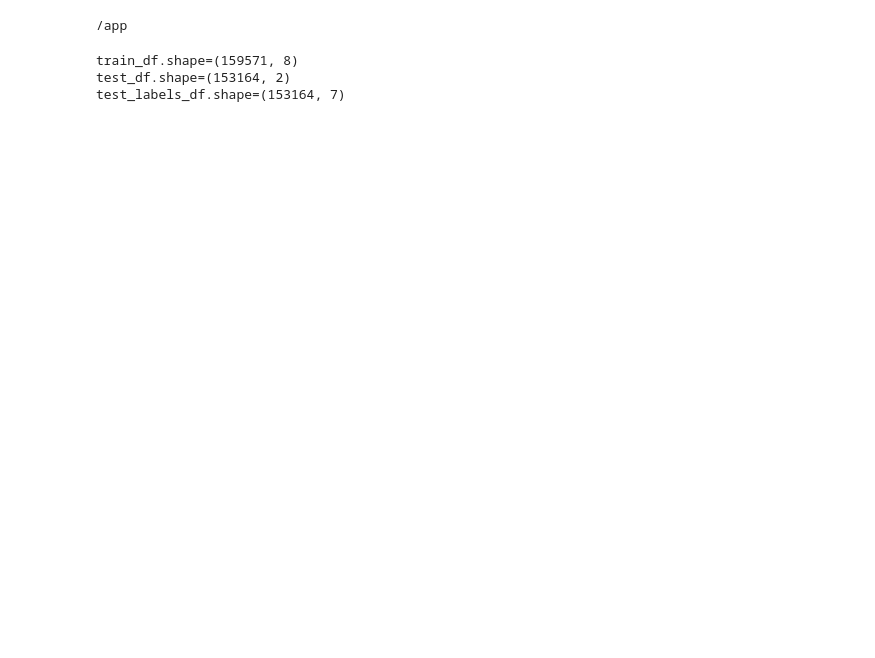
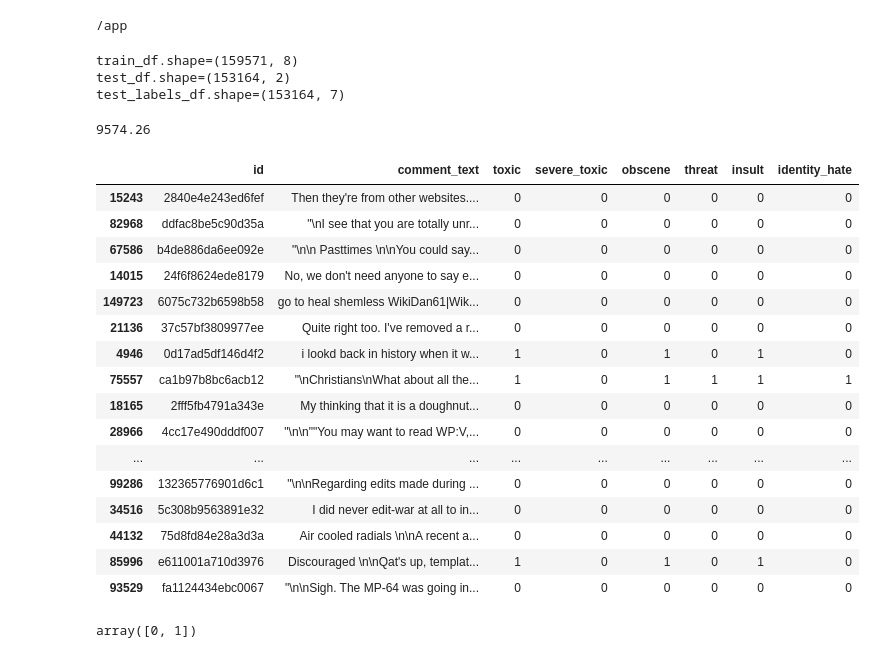
Before and after one commit to iamabhi6345/cyber_bullying_detection_data_preparation, a Jupyter notebook: notebooks/eda-jtc.ipynb, the cells around one changed output. Cells and saved outputs as stored; diff of their text form; code cells hidden in the pictures; blank space fills up the shorter version.

```diff
--- a/notebooks/eda-jtc.ipynb
+++ b/notebooks/eda-jtc.ipynb
@@ -16,3 +16,31 @@ print(f"{test_labels_df.shape=}")
 train_df.shape=(159571, 8)
 test_df.shape=(153164, 2)
 test_labels_df.shape=(153164, 7)
+# %%
+len(train_df) * 0.06
+# %% [output]
+9574.26
+# %%
+train_df.sample(n=50)
+# %% [output]
+|  | id | comment_text | toxic | severe_toxic | obscene | threat | insult | identity_hate |
+| 15243 | 2840e4e243ed6fef | Then they're from other websites.... | 0 | 0 | 0 | 0 | 0 | 0 |
+| 82968 | ddfac8be5c90d35a | "\nI see that you are totally unr... | 0 | 0 | 0 | 0 | 0 | 0 |
+| 67586 | b4de886da6ee092e | "\n\n Pasttimes \n\nYou could say... | 0 | 0 | 0 | 0 | 0 | 0 |
+| 14015 | 24f6f8624ede8179 | No, we don't need anyone to say e... | 0 | 0 | 0 | 0 | 0 | 0 |
+| 149723 | 6075c732b6598b58 | go to heal shemless WikiDan61|Wik... | 0 | 0 | 0 | 0 | 0 | 0 |
+| 21136 | 37c57bf3809977ee | Quite right too. I've removed a r... | 0 | 0 | 0 | 0 | 0 | 0 |
+| 4946 | 0d17ad5df146d4f2 | i lookd back in history when it w... | 1 | 0 | 1 | 0 | 1 | 0 |
+| 75557 | ca1b97b8bc6acb12 | "\nChristians\nWhat about all the... | 1 | 0 | 1 | 1 | 1 | 1 |
+| 18165 | 2fff5fb4791a343e | My thinking that it is a doughnut... | 0 | 0 | 0 | 0 | 0 | 0 |
+| 28966 | 4cc17e490dddf007 | "\n\n""You may want to read WP:V,... | 0 | 0 | 0 | 0 | 0 | 0 |
+| ... | ... | ... | ... | ... | ... | ... | ... | ... |
+| 99286 | 132365776901d6c1 | "\n\nRegarding edits made during ... | 0 | 0 | 0 | 0 | 0 | 0 |
+| 34516 | 5c308b9563891e32 | I did never edit-war at all to in... | 0 | 0 | 0 | 0 | 0 | 0 |
+| 44132 | 75d8fd84e28a3d3a | Air cooled radials \n\nA recent a... | 0 | 0 | 0 | 0 | 0 | 0 |
+| 85996 | e611001a710d3976 | Discouraged \n\nQat's up, templat... | 1 | 0 | 1 | 0 | 1 | 0 |
+| 93529 | fa1124434ebc0067 | "\n\nSigh. The MP-64 was going in... | 0 | 0 | 0 | 0 | 0 | 0 |
+# %%
+train_df["identity_hate"].unique()
+# %% [output]
+array([0, 1])
```
Also changed, not shown: parts of 5 cells of this notebook, 1 other file.
